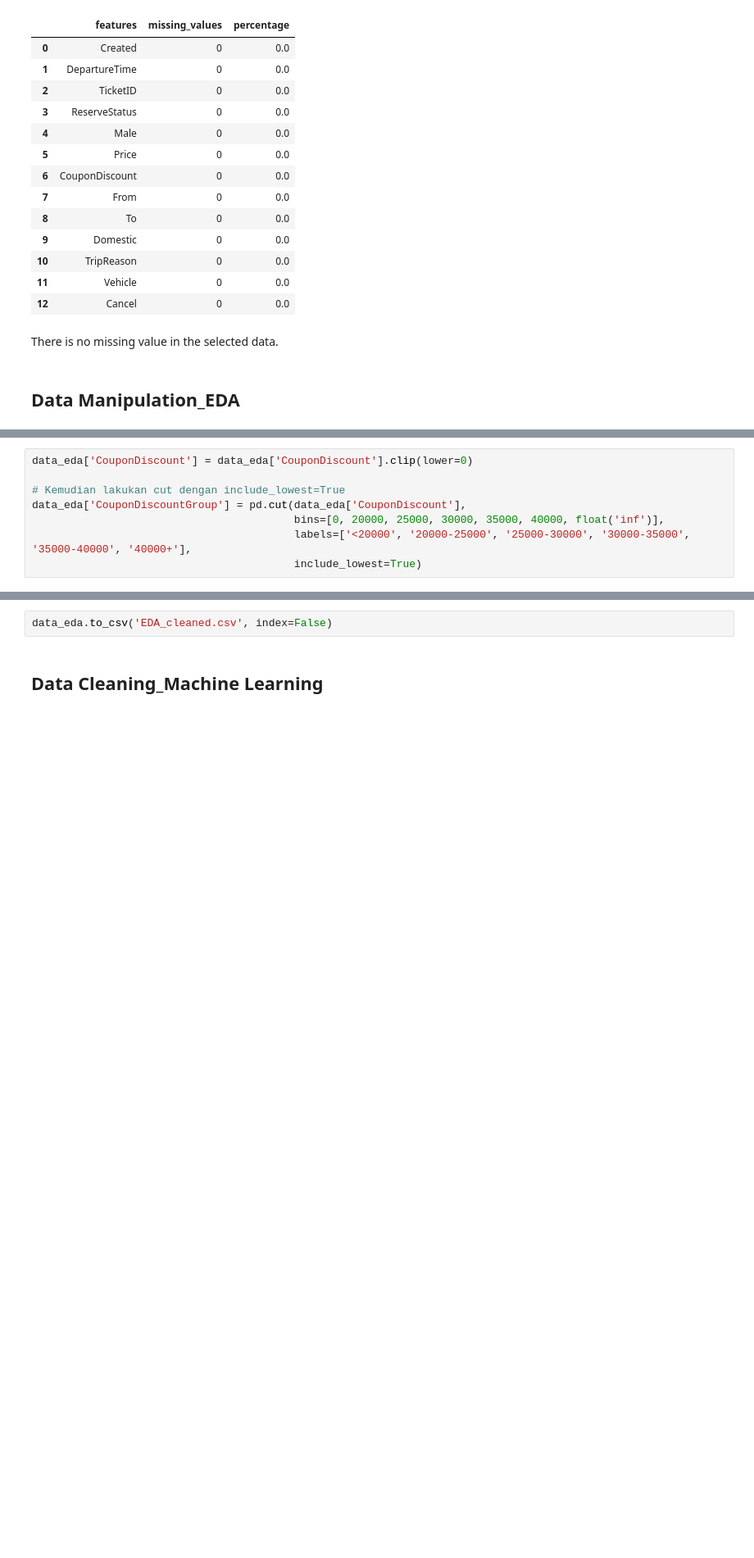
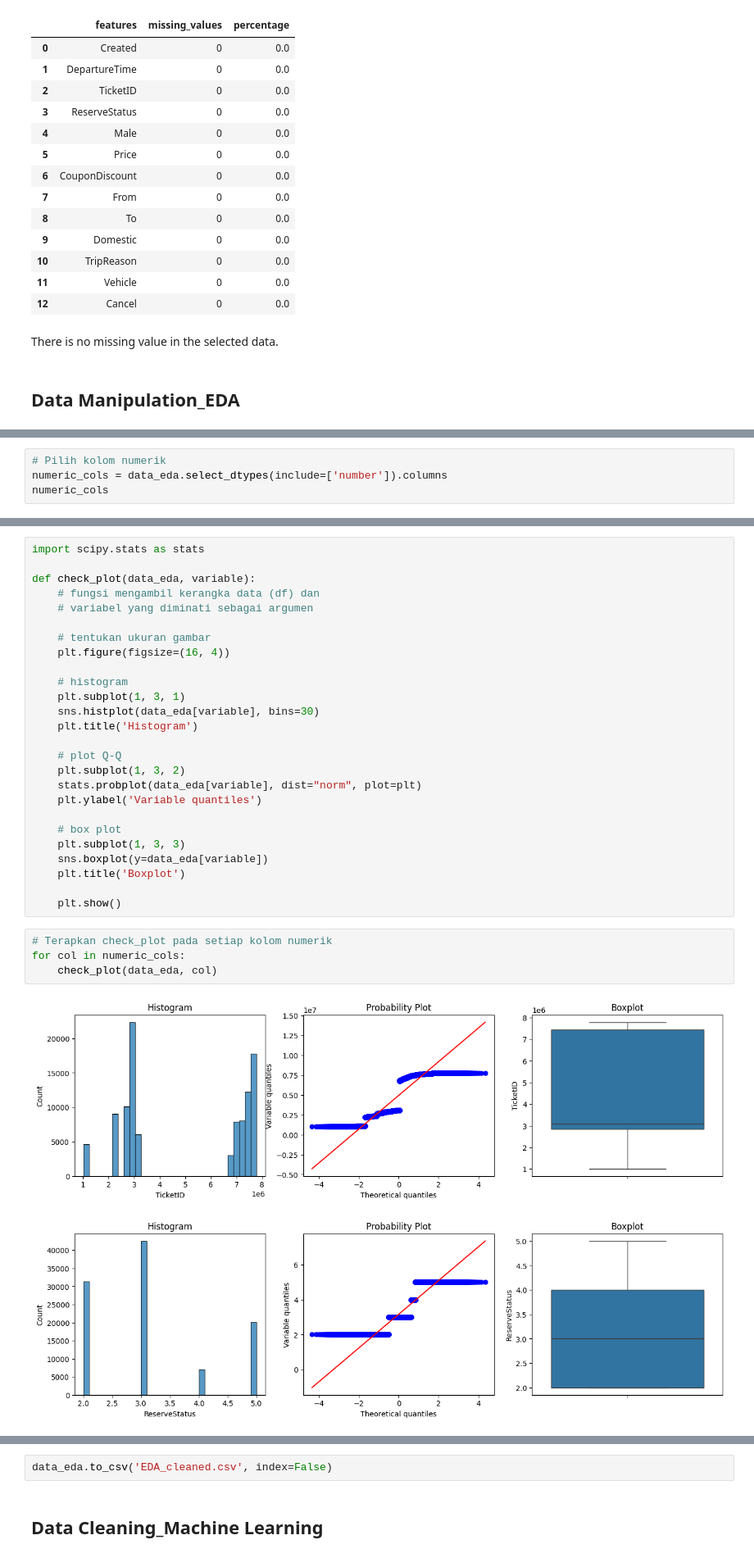
Before and after one commit to lmzhhrbrnpll/Final-Project-Data-Science, a Jupyter notebook: Coding/Data_Cleaning.ipynb, the cells around one changed output, grey strips where cells are left out. Shown at 82% size. Drawn from its saved outputs; the diff is of its cells as text; blank space fills up the shorter version.

```diff
--- a/Coding/Data_Cleaning.ipynb
+++ b/Coding/Data_Cleaning.ipynb
@@ -263,8 +255,4 @@ data_eda['PriceGroup'] = pd.cut(data_eda['Price'],
-# %%
-data_eda['CouponDiscount'] = data_eda['CouponDiscount'].clip(lower=0)
-
-# Kemudian lakukan cut dengan include_lowest=True
-data_eda['CouponDiscountGroup'] = pd.cut(data_eda['CouponDiscount'],
-                                         bins=[0, 20000, 25000, 30000, 35000, 40000, float('inf')],
-                                         labels=['<20000', '20000-25000', '25000-30000', '30000-35000', '35000-40000', '40000+'],
-                                         include_lowest=True)
+# %%
+# Pilih kolom numerik
+numeric_cols = data_eda.select_dtypes(include=['number']).columns
+numeric_cols
@@ -270,0 +263,33 @@ data_eda['CouponDiscountGroup'] = pd.cut(data_eda['CouponDiscount'],
+# %%
+import scipy.stats as stats
+
+def check_plot(data_eda, variable):
+    # fungsi mengambil kerangka data (df) dan
+    # variabel yang diminati sebagai argumen
+
+    # tentukan ukuran gambar
+    plt.figure(figsize=(16, 4))
+
+    # histogram
+    plt.subplot(1, 3, 1)
+    sns.histplot(data_eda[variable], bins=30)
+    plt.title('Histogram')
+
+    # plot Q-Q
+    plt.subplot(1, 3, 2)
+    stats.probplot(data_eda[variable], dist="norm", plot=plt)
+    plt.ylabel('Variable quantiles')
+
+    # box plot
+    plt.subplot(1, 3, 3)
+    sns.boxplot(y=data_eda[variable])
+    plt.title('Boxplot')
+
+    plt.show()
+# %%
+# Terapkan check_plot pada setiap kolom numerik
+for col in numeric_cols:
+    check_plot(data_eda, col)
+# %% [output]
+[figure, added]
+[figure, added]
```
Also changed, not shown: parts of 11 cells of this notebook, 5 other files.
